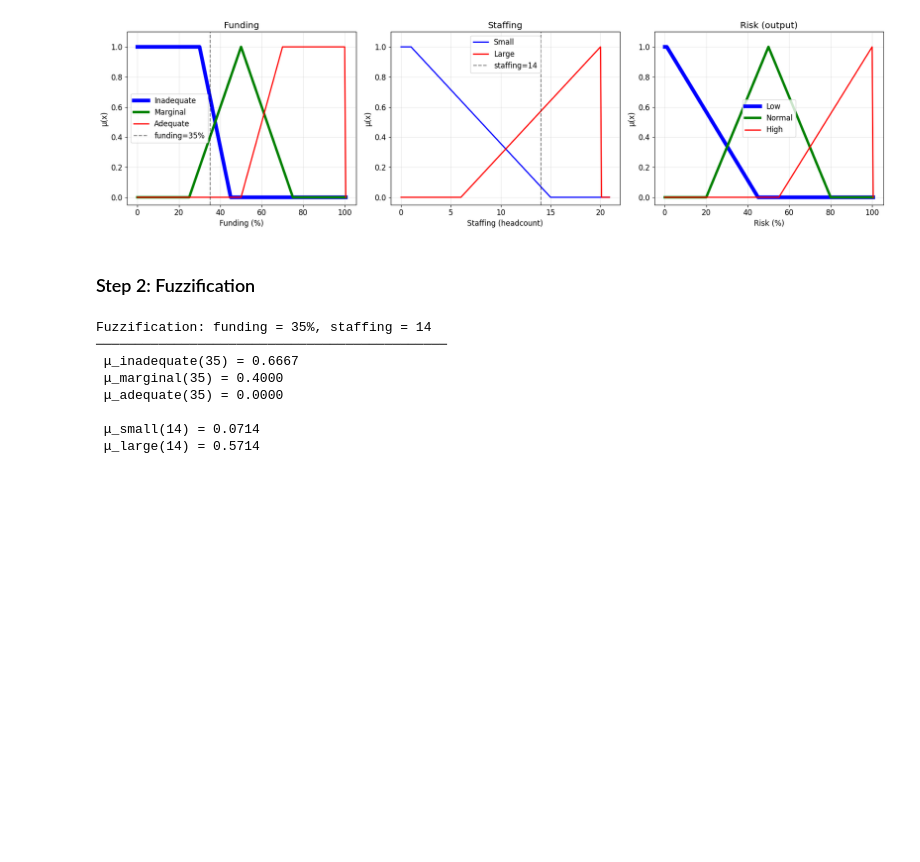
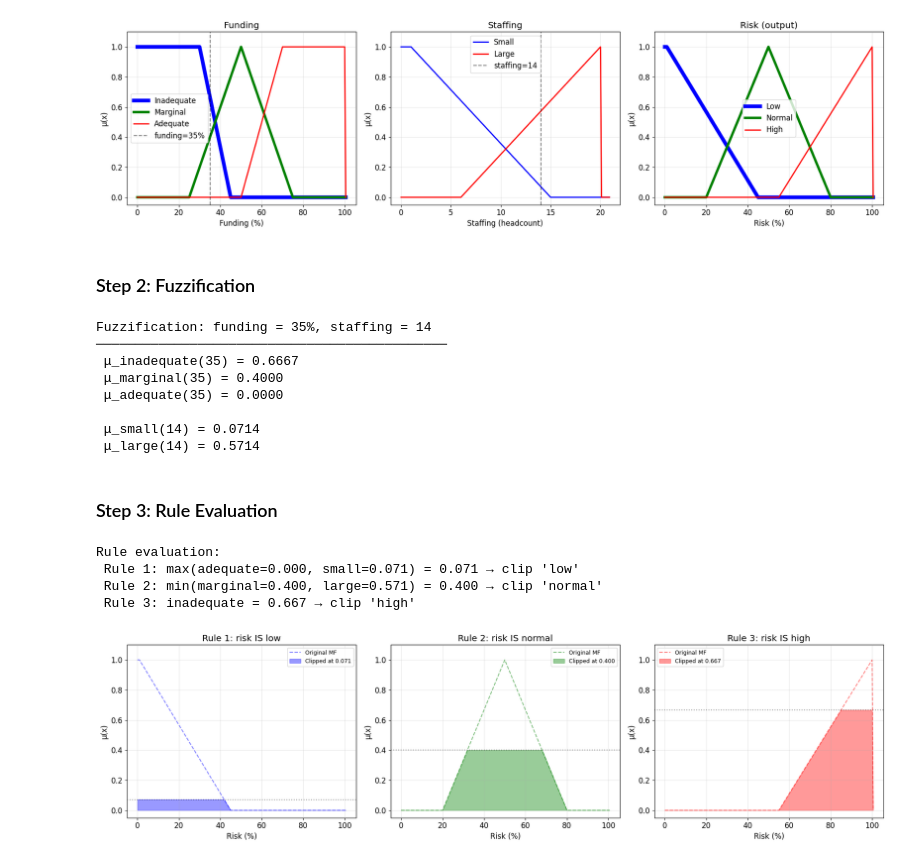
Before and after one commit to KyryloKozlovskyi/AI-Lab-5, a Jupyter notebook: problems.ipynb, the cells around one changed output. Cells and saved outputs as stored; diff of their text form; code cells hidden in the pictures; blank space fills up the shorter version.

Commit message:
Step 3 complete

```diff
--- a/problems.ipynb
+++ b/problems.ipynb
@@ -133,3 +133,77 @@ Fuzzification: funding = 35%, staffing = 14
 
  μ_small(14) = 0.0714
  μ_large(14) = 0.5714
+# %% [markdown]
+### Step 3: Rule Evaluation
+# %%
+# Rule 1: IF funding IS adequate OR (max) staffing IS small THEN risk IS low
+rule1_strength = max(mu_adequate, mu_small)
+rule1_output = np.minimum(rule1_strength, risk_low)  # Clip (min-implication)
+
+# Rule 2: IF funding IS marginal AND (min) staffing IS large THEN risk IS normal
+# TODO: Code Rule 2 here
+rule2_strength = min(mu_marginal, mu_large)
+rule2_output = np.minimum(rule2_strength, risk_normal)  # Clip
+
+# Rule 3: IF funding IS inadequate THEN risk IS high
+rule3_strength = mu_inadequate
+rule3_output = np.minimum(rule3_strength, risk_high)  # Clip
+
+print("Rule evaluation:")
+print(
+    f" Rule 1: max(adequate={mu_adequate:.3f}, small={mu_small:.3f}) "
+    f"= {rule1_strength:.3f} → clip 'low'"
+)
+print(
+    f" Rule 2: min(marginal={mu_marginal:.3f}, large={mu_large:.3f}) "
+    f"= {rule2_strength:.3f} → clip 'normal'"
+ )
+print(f" Rule 3: inadequate = {rule3_strength:.3f} → clip 'high'")
+
+# Plot clipped consequents
+fig, axes = plt.subplots(1, 3, figsize=(18, 5))
+
+titles = [
+    'Rule 1: risk IS low',
+    'Rule 2: risk IS normal',
+    'Rule 3: risk IS high',
+]
+originals = [risk_low, risk_normal, risk_high]
+clipped = [rule1_output, rule2_output, rule3_output]
+strengths = [rule1_strength, rule2_strength, rule3_strength]
+colors = ['blue', 'green', 'red']
+
+for ax, title, orig, clip, strength, color in zip(
+    axes, titles, originals, clipped, strengths, colors
+):
+    ax.plot(
+        x_risk,
+        orig,
+        color=color,
+        ls='--',
+        lw=1.5,
+        alpha=0.5,
+        label='Original MF',
+    )
+    ax.fill_between(
+        x_risk,
+        clip,
+        alpha=0.4,
+        color=color,
+        label=f'Clipped at {strength:.3f}',
+    )
+    ax.axhline(y=strength, color='k', ls=':', alpha=0.4)
+    ax.set_title(title)
+    ax.set_xlabel('Risk (%)')
+    ax.set_ylabel('μ(x)')
+    ax.set_ylim(-0.05, 1.1)
+    ax.legend(fontsize=9)
+
+plt.tight_layout()
+plt.show()
+# %% [output]
+Rule evaluation:
+ Rule 1: max(adequate=0.000, small=0.071) = 0.071 → clip 'low'
+ Rule 2: min(marginal=0.400, large=0.571) = 0.400 → clip 'normal'
+ Rule 3: inadequate = 0.667 → clip 'high'
+[figure, added]
```
